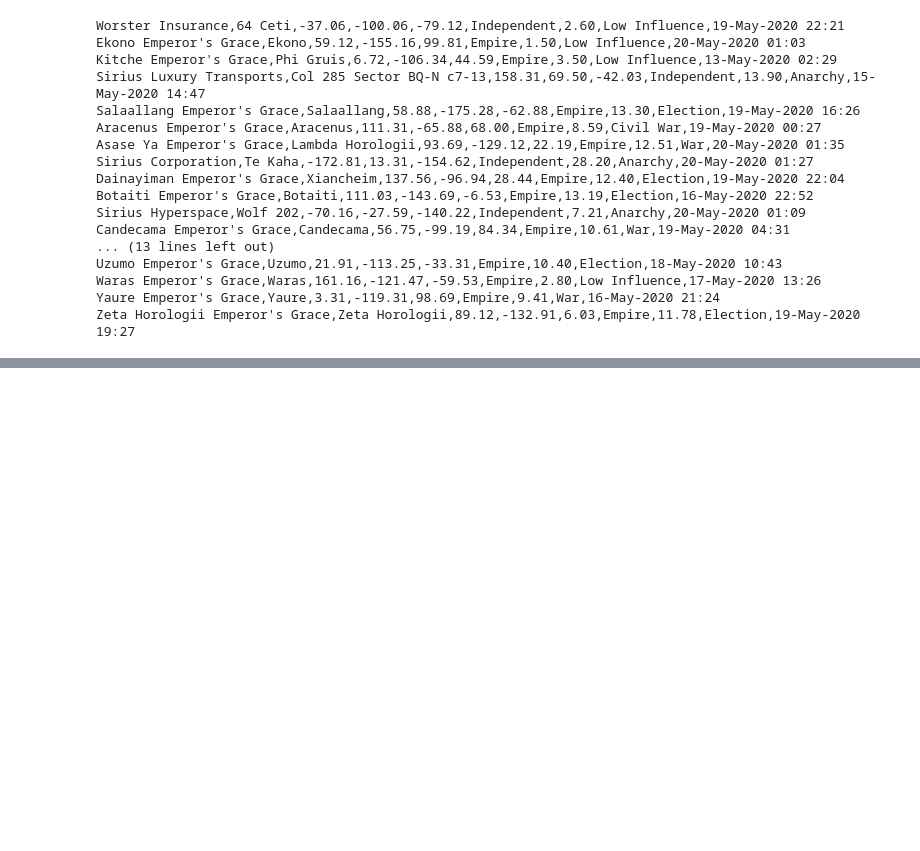
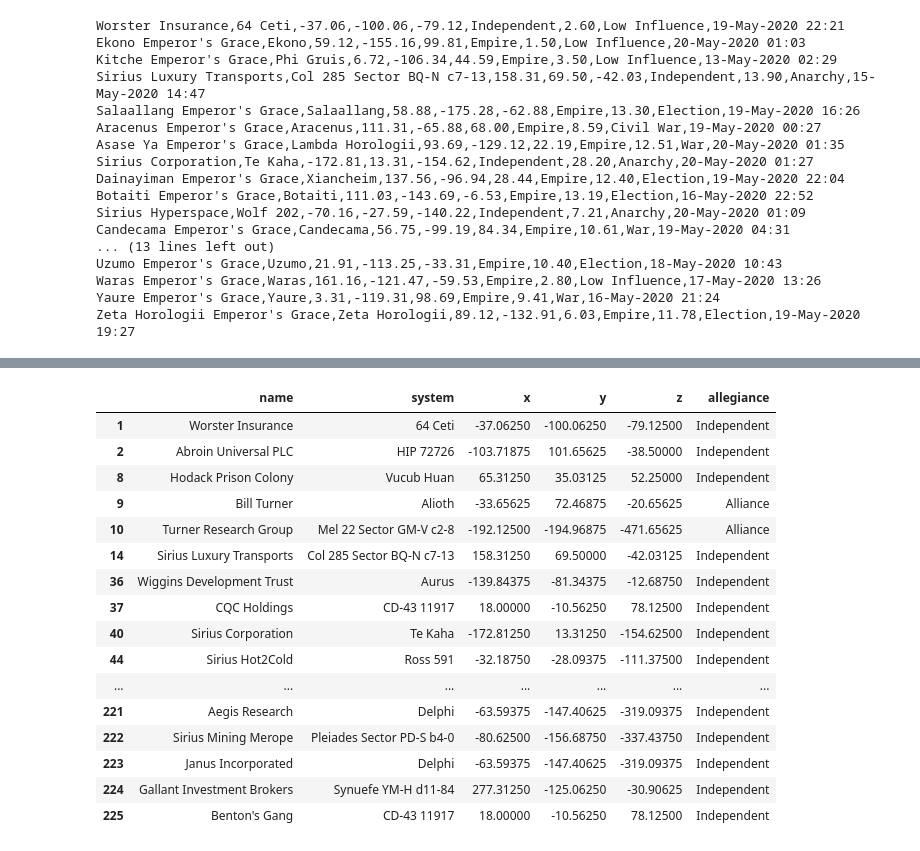
Before and after one commit to HausReport/ClubRaiders, a Jupyter notebook: ClubRaiders.ipynb, the cells around one changed output, grey strips where cells are left out. Saved outputs shown, nothing was run; the diff lists cells and outputs as text; code cells hidden in the pictures; blank space fills up the shorter version.

```diff
--- a/ClubRaiders.ipynb
+++ b/ClubRaiders.ipynb
@@ -236,3 +236,24 @@ fig = px.scatter_3d(df, x='x', y='y', z='z',
 fig.show()
 # %% [output]
 [interactive output not drawn]
+# %%
+filter = df[~df['name'].str.contains("Emperor's Grace")]
+filter
+# %% [output]
+|  | name | system | x | y | z | allegiance |
+| 1 | Worster Insurance | 64 Ceti | -37.06250 | -100.06250 | -79.12500 | Independent |
+| 2 | Abroin Universal PLC | HIP 72726 | -103.71875 | 101.65625 | -38.50000 | Independent |
+| 8 | Hodack Prison Colony | Vucub Huan | 65.31250 | 35.03125 | 52.25000 | Independent |
+| 9 | Bill Turner | Alioth | -33.65625 | 72.46875 | -20.65625 | Alliance |
+| 10 | Turner Research Group | Mel 22 Sector GM-V c2-8 | -192.12500 | -194.96875 | -471.65625 | Alliance |
+| 14 | Sirius Luxury Transports | Col 285 Sector BQ-N c7-13 | 158.31250 | 69.50000 | -42.03125 | Independent |
+| 36 | Wiggins Development Trust | Aurus | -139.84375 | -81.34375 | -12.68750 | Independent |
+| 37 | CQC Holdings | CD-43 11917 | 18.00000 | -10.56250 | 78.12500 | Independent |
+| 40 | Sirius Corporation | Te Kaha | -172.81250 | 13.31250 | -154.62500 | Independent |
+| 44 | Sirius Hot2Cold | Ross 591 | -32.18750 | -28.09375 | -111.37500 | Independent |
+| ... | ... | ... | ... | ... | ... | ... |
+| 221 | Aegis Research | Delphi | -63.59375 | -147.40625 | -319.09375 | Independent |
+| 222 | Sirius Mining Merope | Pleiades Sector PD-S b4-0 | -80.62500 | -156.68750 | -337.43750 | Independent |
+| 223 | Janus Incorporated | Delphi | -63.59375 | -147.40625 | -319.09375 | Independent |
+| 224 | Gallant Investment Brokers | Synuefe YM-H d11-84 | 277.31250 | -125.06250 | -30.90625 | Independent |
+| 225 | Benton's Gang | CD-43 11917 | 18.00000 | -10.56250 | 78.12500 | Independent |
```
Also changed, not shown: parts of 1 cell of this notebook.
